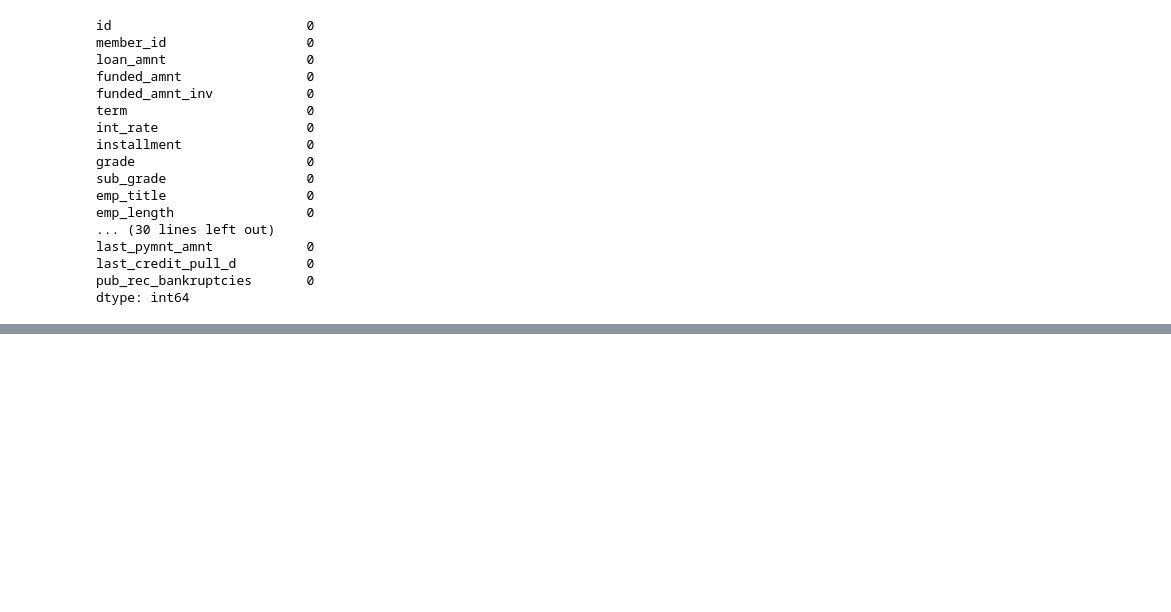
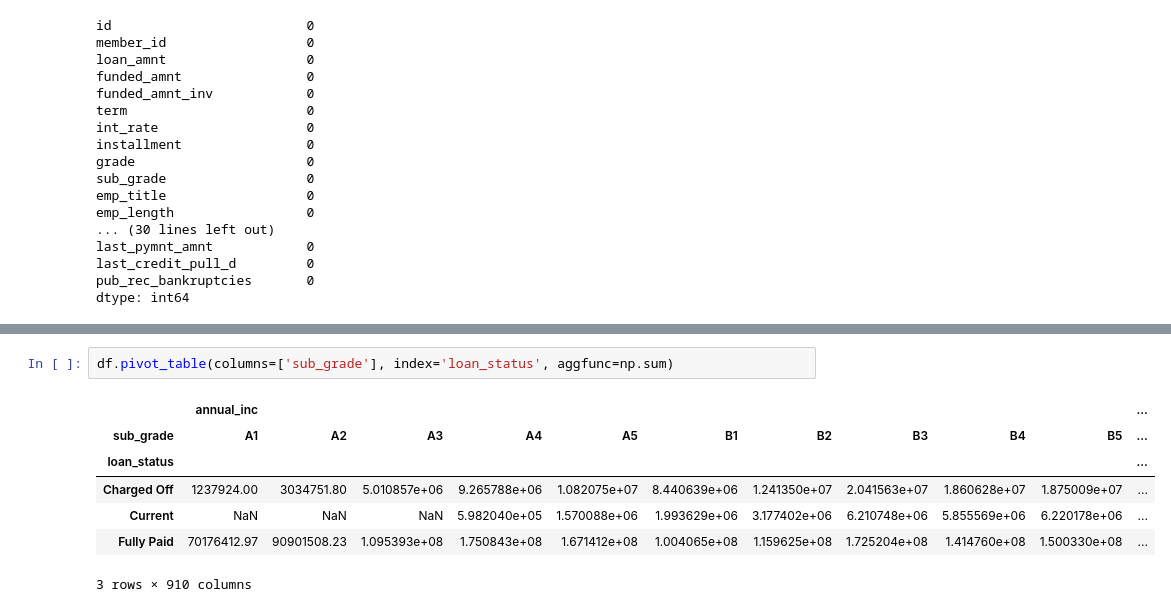
Before and after one commit to rashmiaab/LendingClubCaseStudy, a Jupyter notebook: Nagarjun Chittyala.ipynb, the cells around one changed output, grey strips where cells are left out. Cells and saved outputs as stored; diff of their text form; blank space fills up the shorter version.

```diff
--- a/Nagarjun Chittyala.ipynb
+++ b/Nagarjun Chittyala.ipynb
@@ -510,0 +572,10 @@ dtype: int64
+# %%
+df.pivot_table(columns=['sub_grade'], index='loan_status', aggfunc=np.sum)
+# %% [output]
+|  | annual_inc |  |  |  |  |  |  |  |  |  | ... |
+| sub_grade | A1 | A2 | A3 | A4 | A5 | B1 | B2 | B3 | B4 | B5 | ... |
+| loan_status |  |  |  |  |  |  |  |  |  |  | ... |
+| Charged Off | 1237924.00 | 3034751.80 | 5.010857e+06 | 9.265788e+06 | 1.082075e+07 | 8.440639e+06 | 1.241350e+07 | 2.041563e+07 | 1.860628e+07 | 1.875009e+07 | ... |
+| Current | NaN | NaN | NaN | 5.982040e+05 | 1.570088e+06 | 1.993629e+06 | 3.177402e+06 | 6.210748e+06 | 5.855569e+06 | 6.220178e+06 | ... |
+| Fully Paid | 70176412.97 | 90901508.23 | 1.095393e+08 | 1.750843e+08 | 1.671412e+08 | 1.004065e+08 | 1.159625e+08 | 1.725204e+08 | 1.414760e+08 | 1.500330e+08 | ... |
+3 rows × 910 columns
```
Also changed, not shown: parts of 11 cells of this notebook.
